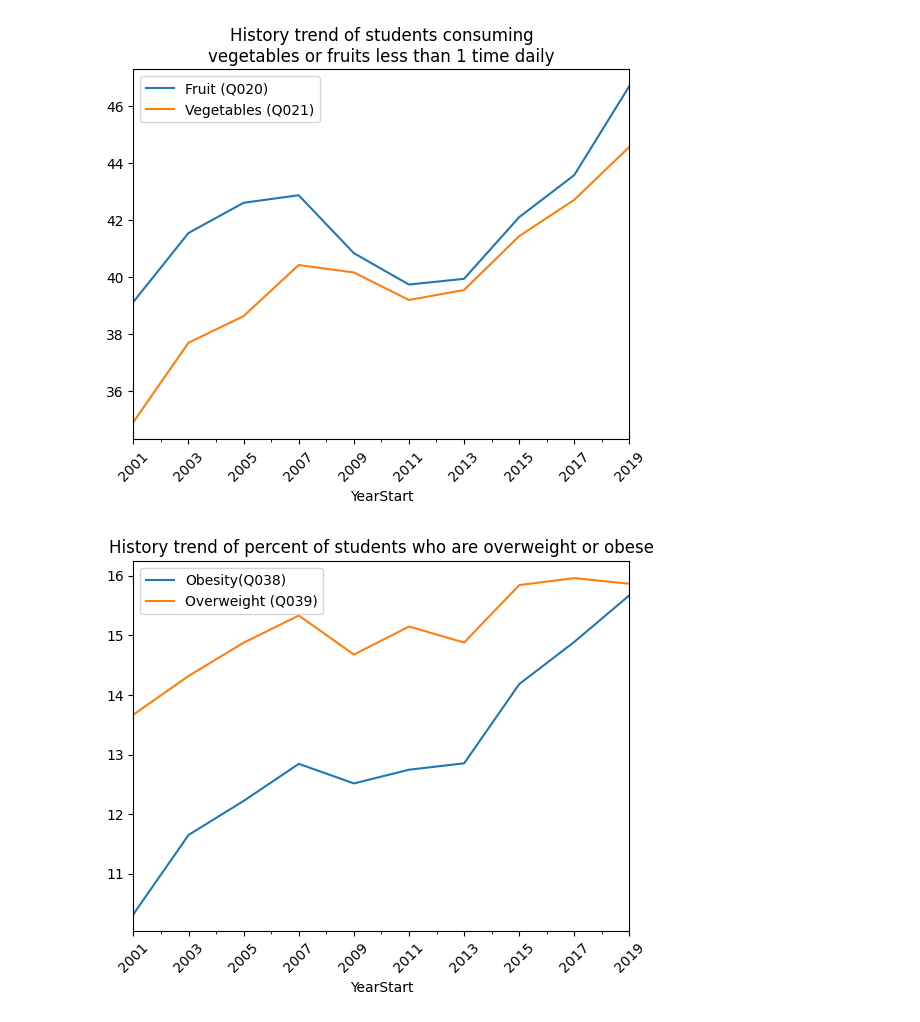
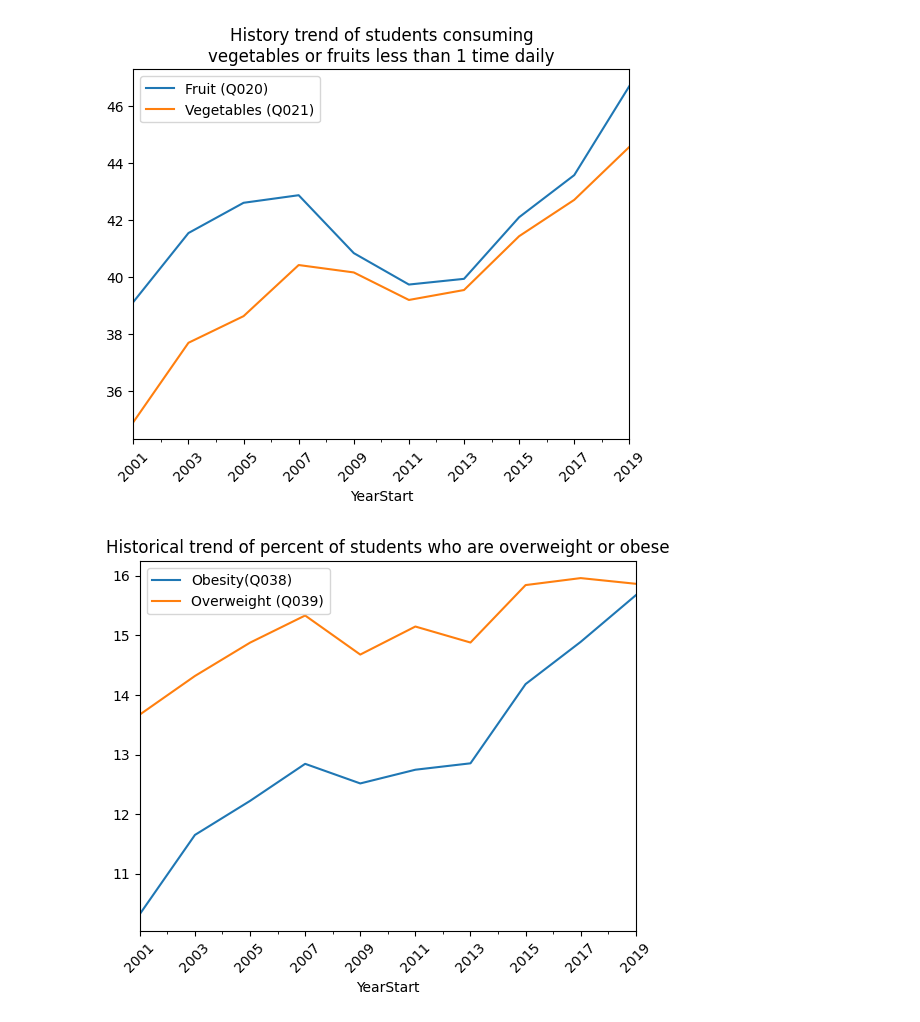
Before and after one commit to Ludougan123234/si618-project, a Jupyter notebook: nb/randy.ipynb, the cells around one changed output. Drawn from its saved outputs; the diff is of its cells as text; code cells hidden in the pictures.

```diff
--- a/nb/randy.ipynb
+++ b/nb/randy.ipynb
@@ -125,25 +135,25 @@ L.get_texts()[1].set_text('Vegetables (Q021)')
 # %%
 obesity_trend = (
     pd.pivot_table(
         df_nutri.query("ClassID == 'OWS'"),
         index="YearStart",
         columns="QuestionID",
         values="Data_Value",
     )
     .reset_index()
     .assign(YearStart = lambda x: pd.to_datetime(x["YearStart"], format="%Y"))
 )
 
 register_matplotlib_converters()  # This is needed for pandas datetime
 
 # Plotting
-ax = vegetable_trend.plot.line(x='YearStart')
-ax.set_title("History trend of percent of students who are overweight or obese")
+ax = obesity_trend.plot.line(x='YearStart')
+ax.set_title("Historical trend of percent of students who are overweight or obese")
 xticks = pd.date_range(start=vegetable_trend['YearStart'].min(), end="2020-01-01", freq='2Y')
 ax.set_xticks(xticks)
 ax.set_xticklabels([x.strftime('%Y') for x in xticks], rotation=45)
 L = plt.legend()
 L.get_texts()[0].set_text('Obesity(Q038)')
 L.get_texts()[1].set_text('Overweight (Q039)')
 # %% [output]
-[figure, old version]
+[figure, new version]
```
Also changed, not shown: parts of 6 cells of this notebook, 1 other file.
